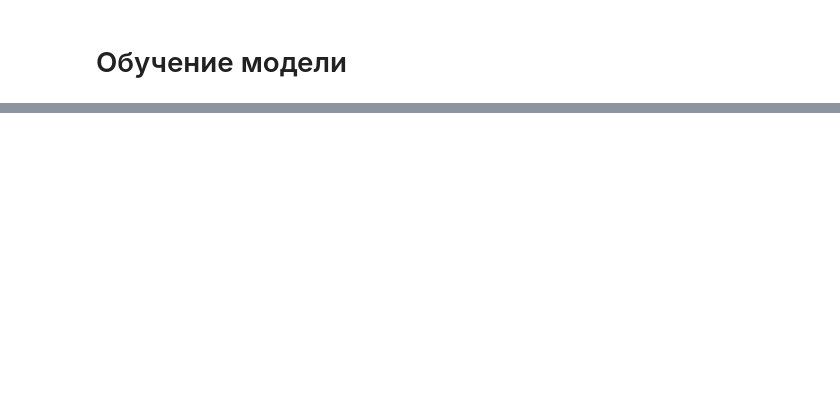
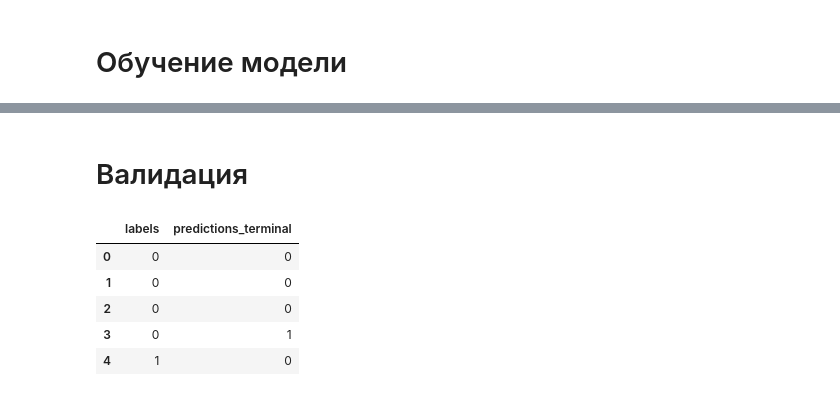
Before and after one commit to DevYourMind/ai_pos_terminal, a Jupyter notebook: damage_is_visible_classification/damage_is_visible.ipynb, the cells around one changed output, grey strips where cells are left out. Saved outputs shown, nothing was run; the diff lists cells and outputs as text; code cells hidden in the pictures; blank space fills up the shorter version.

```diff
--- a/damage_is_visible_classification/damage_is_visible.ipynb
+++ b/damage_is_visible_classification/damage_is_visible.ipynb
@@ -270,0 +251,2 @@ Compile with `TORCH_USE_CUDA_DSA` to enable device-side assertions.
+# %% [markdown]
+# Валидация
@@ -270,0 +257,10 @@ Compile with `TORCH_USE_CUDA_DSA` to enable device-side assertions.
+# %%
+# Don't augment test data, only reshape
+test_transforms = transforms.Compose([
+    transforms.Resize((256, 256)),
+    transforms.ToTensor()
+])
+NUM_WORKERS = 0
+BATCH_SIZE = 4
+test_dataset = CustomDataset(df, target_column='terminal_unrecognized_defect', transform=test_transforms)
+test_dataloader = DataLoader(test_dataset, batch_size=BATCH_SIZE, shuffle=True, num_workers=NUM_WORKERS)
@@ -270,0 +277,14 @@ Compile with `TORCH_USE_CUDA_DSA` to enable device-side assertions.
+# %%
+all_preds_terminal = [torch.Tensor.cpu(x).numpy() for x in all_preds_terminal]
+df_val = pd.DataFrame({
+    'labels': np.hstack(all_labels),
+    'predictions_terminal': np.hstack(all_preds_terminal)
+})
+df_val.head()
+# %% [output]
+|  | labels | predictions_terminal |
+| 0 | 0 | 0 |
+| 1 | 0 | 0 |
+| 2 | 0 | 0 |
+| 3 | 0 | 1 |
+| 4 | 1 | 0 |
```
Also changed, not shown: parts of 14 cells of this notebook.
